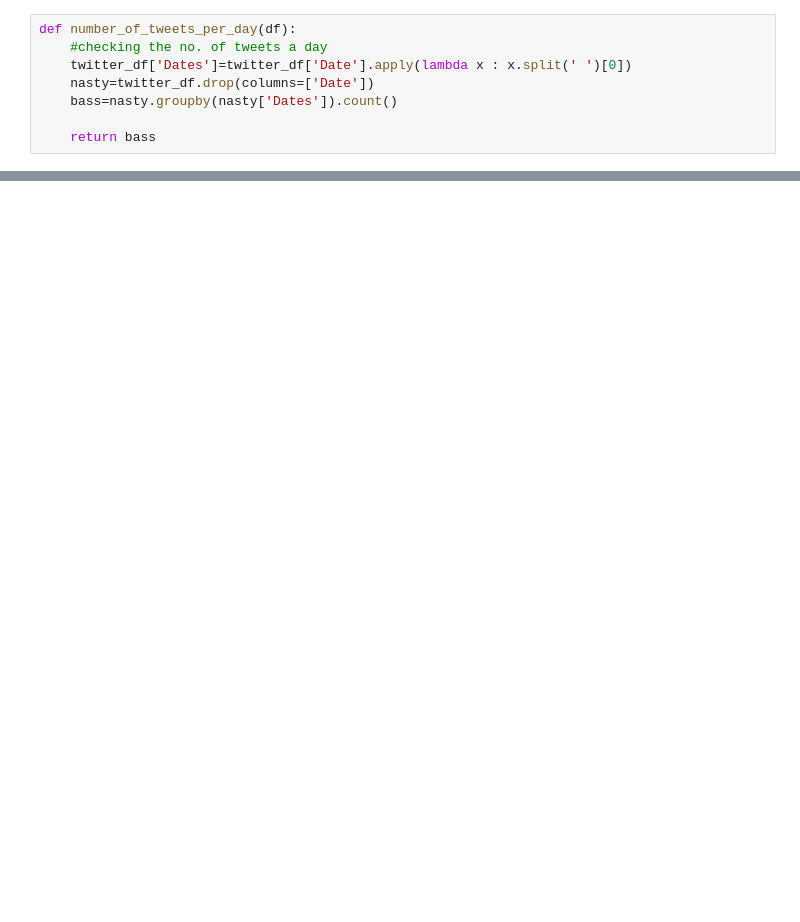
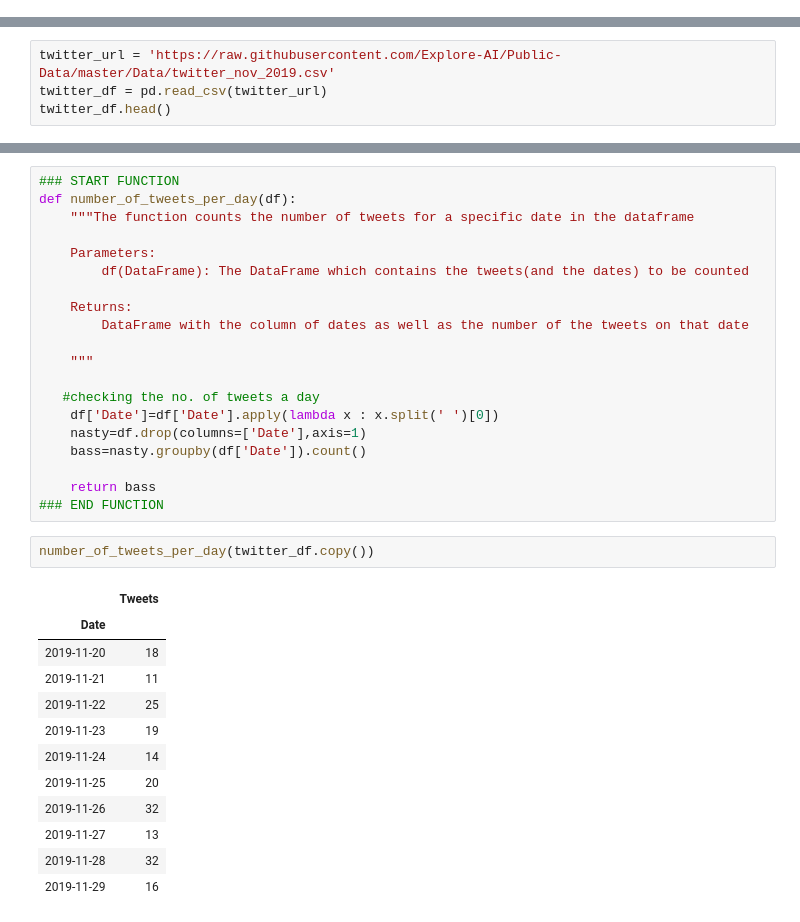
Before and after one commit to Ron-AllanYisa/Team-4, a Jupyter notebook: Analyse_Functions_Student-1519.ipynb, the cells around one changed output, grey strips where cells are left out. Saved outputs shown, nothing was run; the diff lists cells and outputs as text; blank space fills up the shorter version.

Commit message:
Update Analyse_Functions_Student-1519.ipynb
Updated Version for full marks

```diff
--- a/Analyse_Functions_Student-1519.ipynb
+++ b/Analyse_Functions_Student-1519.ipynb
@@ -245,8 +0,0 @@ number_of_tweets_per_day(twitter_df)
-# %%
-def number_of_tweets_per_day(df):
-    #checking the no. of tweets a day
-    twitter_df['Dates']=twitter_df['Date'].apply(lambda x : x.split(' ')[0])
-    nasty=twitter_df.drop(columns=['Date'])
-    bass=nasty.groupby(nasty['Dates']).count()
-
-    return bass
@@ -378,0 +39,4 @@ def stop_words_http_remover(df):
+# %%
+twitter_url = 'https://raw.githubusercontent.com/Explore-AI/Public-Data/master/Data/twitter_nov_2019.csv'
+twitter_df = pd.read_csv(twitter_url)
+twitter_df.head()
@@ -378,0 +452,35 @@ def stop_words_http_remover(df):
+# %%
+### START FUNCTION
+def number_of_tweets_per_day(df):
+    """The function counts the number of tweets for a specific date in the dataframe
+
+    Parameters:
+        df(DataFrame): The DataFrame which contains the tweets(and the dates) to be counted
+
+    Returns:
+        DataFrame with the column of dates as well as the number of the tweets on that date
+
+    """
+
+   #checking the no. of tweets a day
+    df['Date']=df['Date'].apply(lambda x : x.split(' ')[0])
+    nasty=df.drop(columns=['Date'],axis=1)
+    bass=nasty.groupby(df['Date']).count()
+
+    return bass
+### END FUNCTION
+# %%
+number_of_tweets_per_day(twitter_df.copy())
+# %% [output]
+|  | Tweets |
+| Date |  |
+| 2019-11-20 | 18 |
+| 2019-11-21 | 11 |
+| 2019-11-22 | 25 |
+| 2019-11-23 | 19 |
+| 2019-11-24 | 14 |
+| 2019-11-25 | 20 |
+| 2019-11-26 | 32 |
+| 2019-11-27 | 13 |
+| 2019-11-28 | 32 |
+| 2019-11-29 | 16 |
```
Also changed, not shown: parts of 57 cells of this notebook.
